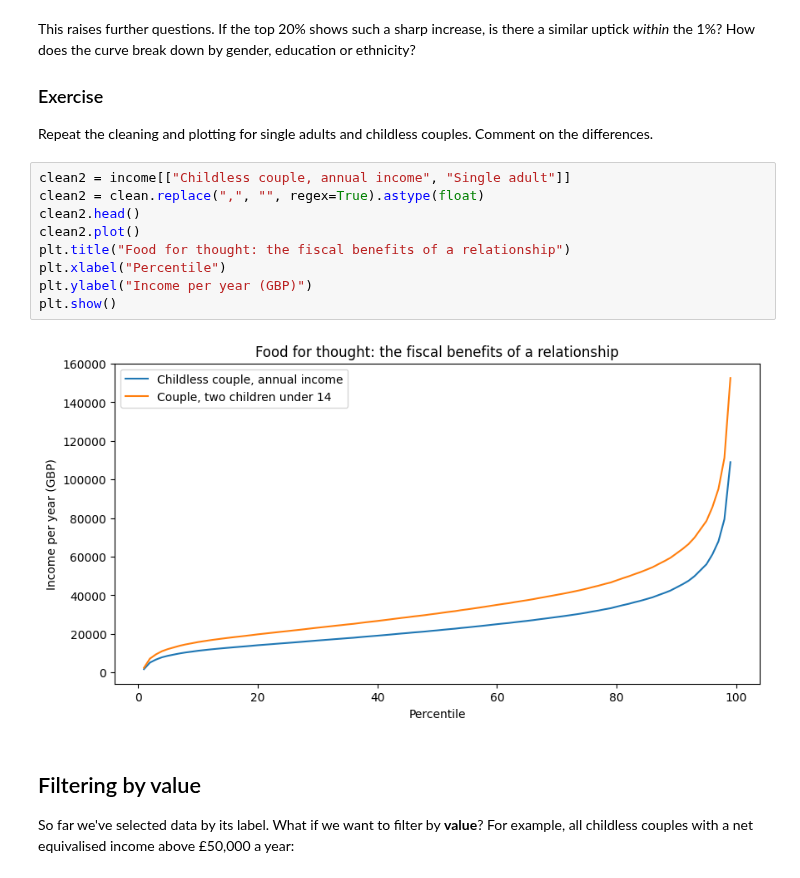
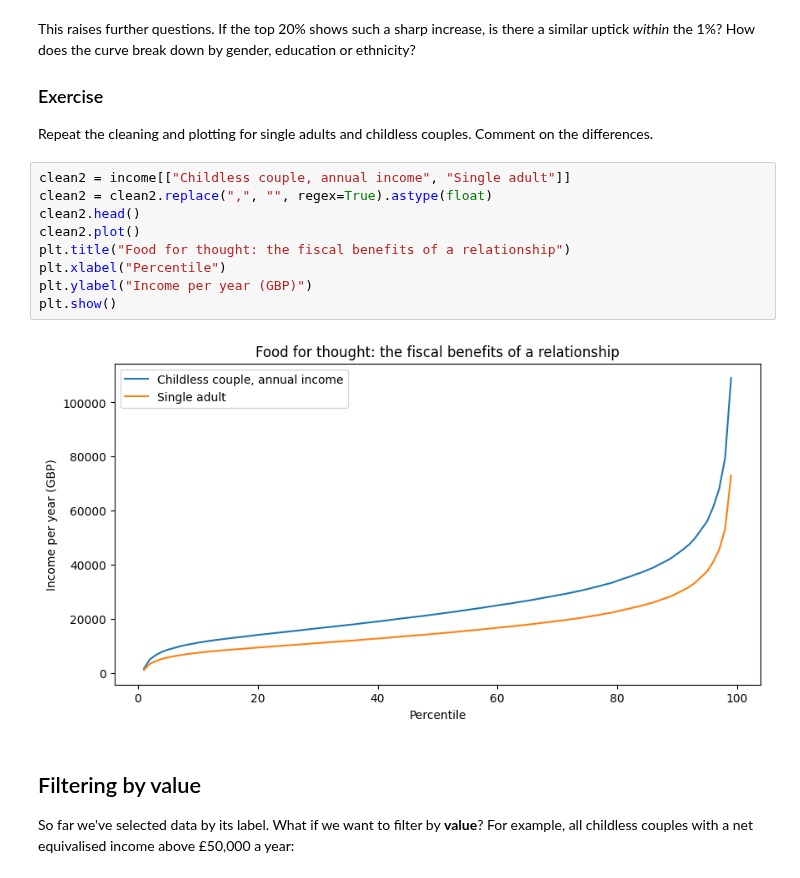
Before and after one commit to aaliyamckee/QM2, a Jupyter notebook: Aaliya_W02_Pandas.ipynb, the cells around one changed output. Cells and saved outputs as stored; diff of their text form.

```diff
--- a/Aaliya_W02_Pandas.ipynb
+++ b/Aaliya_W02_Pandas.ipynb
@@ -249,15 +249,15 @@ This raises further questions. If the top 20% shows such a sharp increase, is th
 Repeat the cleaning and plotting for single adults and childless couples. Comment on the differences.
 # %%
 clean2 = income[["Childless couple, annual income", "Single adult"]]
-clean2 = clean.replace(",", "", regex=True).astype(float)
+clean2 = clean2.replace(",", "", regex=True).astype(float)
 clean2.head()
 clean2.plot()
 plt.title("Food for thought: the fiscal benefits of a relationship")
 plt.xlabel("Percentile")
 plt.ylabel("Income per year (GBP)")
 plt.show()
 # %% [output]
-[figure, old version]
+[figure, new version]
 # %% [markdown]
 ## Filtering by value
 
```
Also changed, not shown: parts of 11 cells of this notebook.
